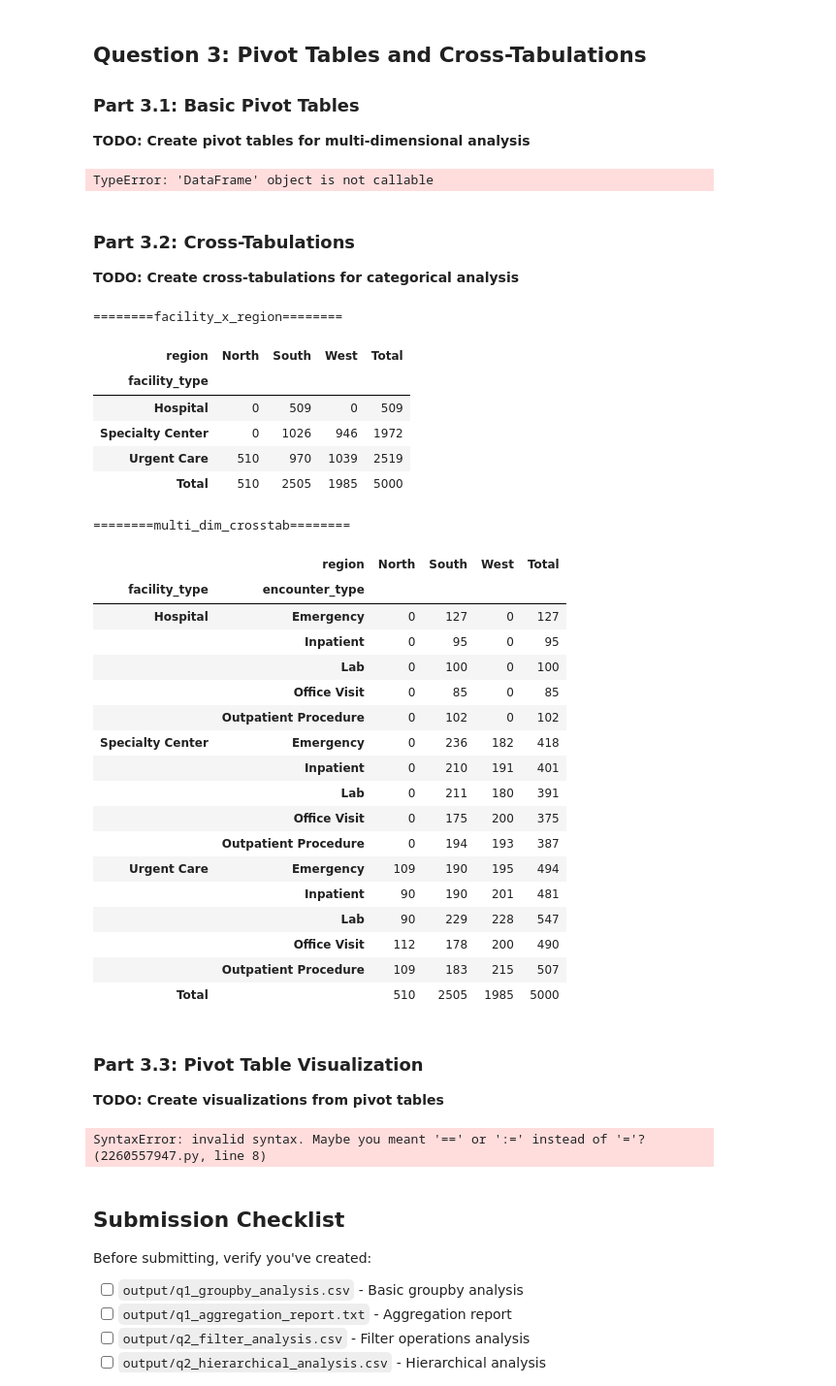
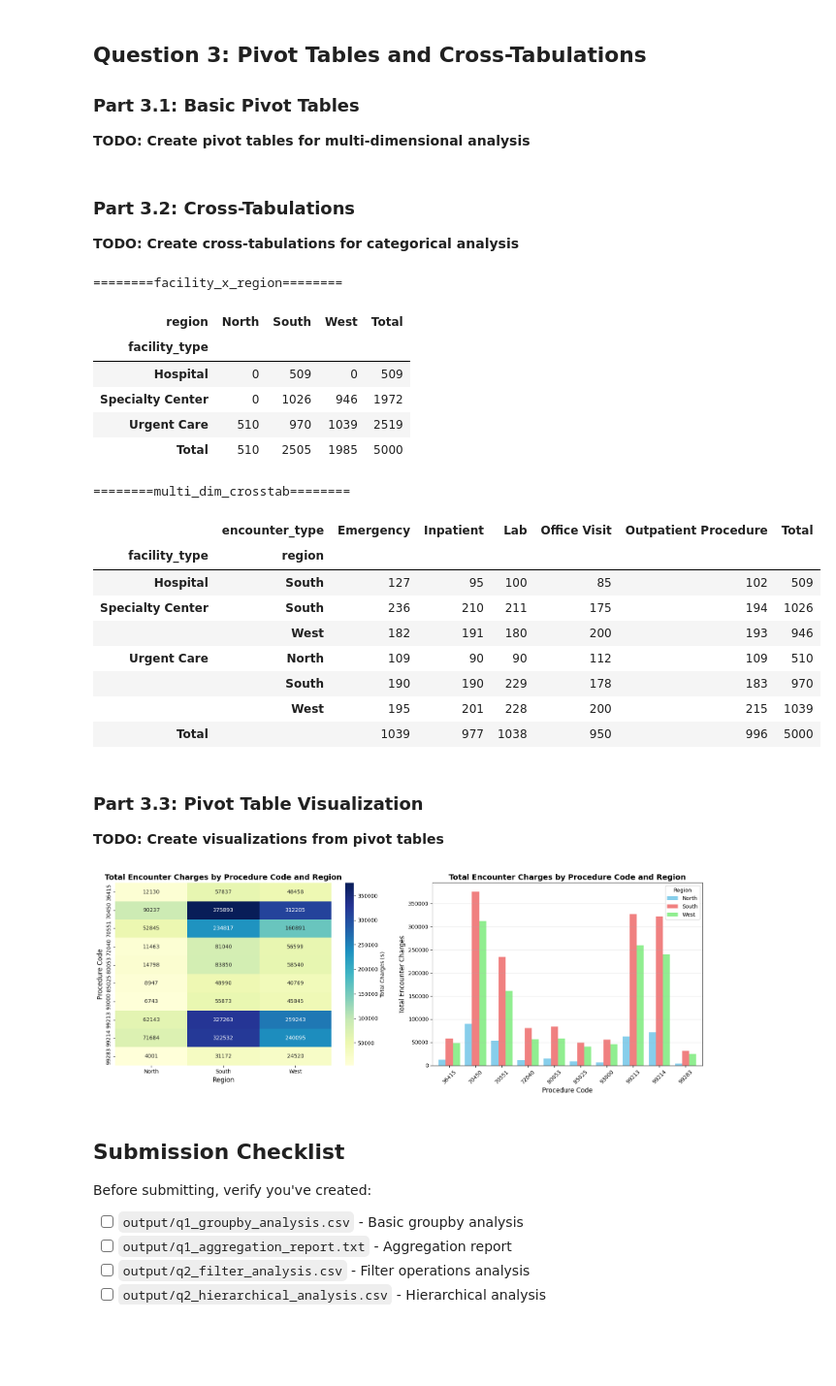
Before and after one commit to UCSF-DataSci/ds217-08-group-filter-and-flow-JoshuaGuoJG, a Jupyter notebook: assignment.ipynb, the cells around one changed output. Shown at 97% size. Saved outputs shown, nothing was run; the diff lists cells and outputs as text; code cells hidden in the pictures; blank space fills up the shorter version.

```diff
--- a/assignment.ipynb
+++ b/assignment.ipynb
@@ -290,25 +312,14 @@ pivot_table = pd.pivot_table(
     index='procedure_code',
     columns='region',
     aggfunc=['sum', 'mean', 'count'],
-    fill_value=0
-)
-pivot_table_enhanced = pd.pivot_table(
-    merged_df,
-    values='service_charge',
-    index='procedure_code',
-    columns='region',
-    aggfunc=['sum', 'mean', 'count'],
     fill_value=0,
     margins=True,
     margins_name='Total'
 )
-
 # Tip: When saving a pivot table to CSV, the index (row labels) is preserved by default.
 #      This is usually desired - when reading back, use index_col=0 to restore the index.
 # TODO: Save results as 'output/q3_pivot_analysis.csv'
-pivot_table_enhanced.to_csv('output/q3_pivot_analysis.csv')
+pivot_table.to_csv('output/q3_pivot_analysis.csv')
-# %% [output]
-TypeError: 'DataFrame' object is not callable
 # %% [markdown]
 ### Part 3.2: Cross-Tabulations
 
@@ -318,53 +329,45 @@ TypeError: 'DataFrame' object is not callable
 # TODO: Create crosstab with margins (row and column totals)
 # TODO: Create multi-dimensional crosstab showing facility type × encounter type × region combinations
 #       (Hint: use pd.crosstab with multiple index/column parameters, or create manually from the data)
 facility_x_region = pd.crosstab(
     merged_df['facility_type'],
     merged_df['region'],
     margins=True,
     margins_name='Total'
 )
 print("========facility_x_region========")
 display(facility_x_region)
 
 multi_dim_crosstab = pd.crosstab(
-    [merged_df['facility_type'], merged_df['encounter_type']],
-    merged_df['region'],
+    [merged_df['facility_type'], merged_df['region']],
+    merged_df['encounter_type'],
     margins=True,
     margins_name='Total'
 )
 print("========multi_dim_crosstab========")
 display(multi_dim_crosstab)
 
 # TODO: Analyze the cross-tabulation results
 # TODO: Save results as 'output/q3_crosstab_analysis.csv'
+multi_dim_crosstab.to_csv('output/q3_crosstab_analysis.csv')
 # %% [output]
 ========facility_x_region========
 | region | North | South | West | Total |
 | facility_type |  |  |  |  |
 | Hospital | 0 | 509 | 0 | 509 |
 | Specialty Center | 0 | 1026 | 946 | 1972 |
 | Urgent Care | 510 | 970 | 1039 | 2519 |
 | Total | 510 | 2505 | 1985 | 5000 |
 ========multi_dim_crosstab========
-|  | region | North | South | West | Total |
-| facility_type | encounter_type |  |  |  |  |
-| Hospital | Emergency | 0 | 127 | 0 | 127 |
-|  | Inpatient | 0 | 95 | 0 | 95 |
-|  | Lab | 0 | 100 | 0 | 100 |
-|  | Office Visit | 0 | 85 | 0 | 85 |
-|  | Outpatient Procedure | 0 | 102 | 0 | 102 |
-| Specialty Center | Emergency | 0 | 236 | 182 | 418 |
-|  | Inpatient | 0 | 210 | 191 | 401 |
-|  | Lab | 0 | 211 | 180 | 391 |
-|  | Office Visit | 0 | 175 | 200 | 375 |
-|  | Outpatient Procedure | 0 | 194 | 193 | 387 |
-| Urgent Care | Emergency | 109 | 190 | 195 | 494 |
-|  | Inpatient | 90 | 190 | 201 | 481 |
-|  | Lab | 90 | 229 | 228 | 547 |
-|  | Office Visit | 112 | 178 | 200 | 490 |
-|  | Outpatient Procedure | 109 | 183 | 215 | 507 |
-| Total |  | 510 | 2505 | 1985 | 5000 |
+|  | encounter_type | Emergency | Inpatient | Lab | Office Visit | Outpatient Procedure | Total |
+| facility_type | region |  |  |  |  |  |  |
+| Hospital | South | 127 | 95 | 100 | 85 | 102 | 509 |
+| Specialty Center | South | 236 | 210 | 211 | 175 | 194 | 1026 |
+|  | West | 182 | 191 | 180 | 200 | 193 | 946 |
+| Urgent Care | North | 109 | 90 | 90 | 112 | 109 | 510 |
+|  | South | 190 | 190 | 229 | 178 | 183 | 970 |
+|  | West | 195 | 201 | 228 | 200 | 215 | 1039 |
+| Total |  | 1039 | 977 | 1038 | 950 | 996 | 5000 |
 # %% [markdown]
 ### Part 3.3: Pivot Table Visualization
 
@@ -374,10 +377,14 @@ display(multi_dim_crosstab)
 # TODO: Create bar chart from pivot table
 # TODO: Customize colors and styling
 # TODO: Add appropriate titles and labels
+# TODO: Save the plot as 'output/q3_pivot_visualization.png'
+
 fig, axes = plt.subplots(1, 2, figsize=(16, 6))
+no_total = pivot_table['sum'].iloc[: -1, : -1]
 
+# Heatmap
 sns.heatmap(
-    pivot_table['sum'],
+    no_total,
     annot=True,
     fmt='.0f',
     cmap='YlGnBu',
@@ -388,8 +395,8 @@ axes[0].set_title('Total Encounter Charges by Procedure Code and Region', fontsi
 axes[0].set_xlabel('Region', fontsize=12)
 axes[0].set_ylabel('Procedure Code', fontsize=12)
 
-# Bar chart - plot each region as a grouped bar
-pivot_table['sum'].plot(kind='bar', ax=axes[1], width=0.8, color=['skyblue', 'lightcoral', 'lightgreen', 'plum'])
+# Bar chart
+no_total.plot(kind='bar', ax=axes[1], width=0.8, color=['skyblue', 'lightcoral', 'lightgreen', 'plum'])
 axes[1].set_title('Total Encounter Charges by Procedure Code and Region', fontsize=14, fontweight='bold')
 axes[1].set_xlabel('Procedure Code', fontsize=12)
 axes[1].set_ylabel('Total Encounter Charges', fontsize=12)
@@ -400,7 +407,7 @@ plt.tight_layout()
 plt.savefig('output/q3_pivot_visualization.png')
 plt.show()
 # %% [output]
-SyntaxError: invalid syntax. Maybe you meant '==' or ':=' instead of '='? (2260557947.py, line 8)
+[figure, added]
 # %% [markdown]
 ## Submission Checklist
 
```
Also changed, not shown: parts of 3 cells of this notebook.
